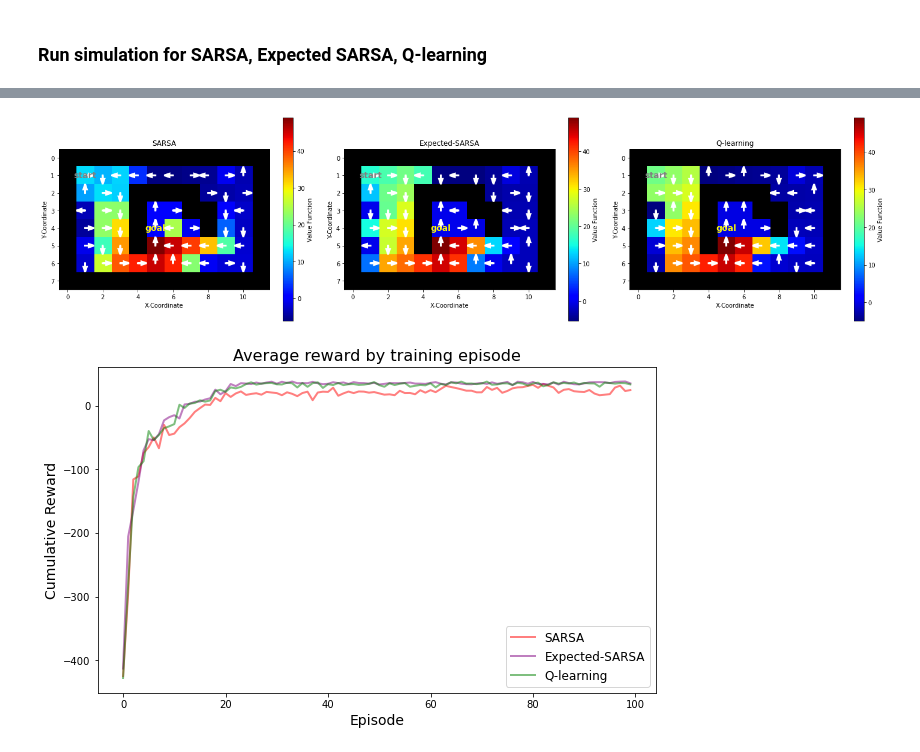
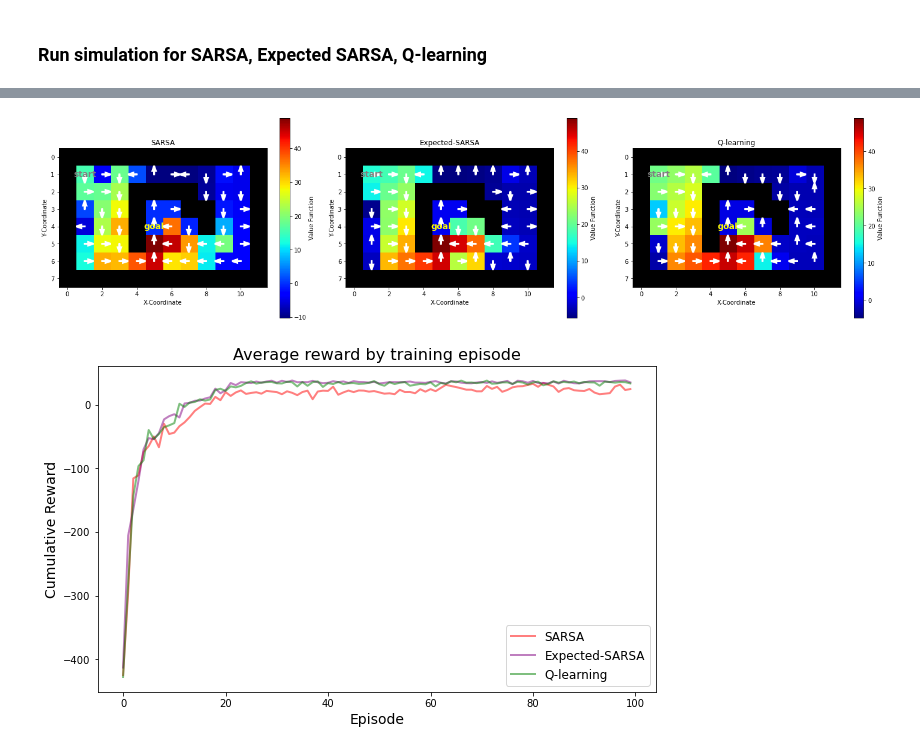
Before and after one commit to wijayajessica/AI_project, a Jupyter notebook: Evaluate Algorithm.ipynb, the cells around one changed output, grey strips where cells are left out. Cells and saved outputs as stored; diff of their text form; code cells hidden in the pictures.

Commit message:
small update in plotting

```diff
--- a/Evaluate Algorithm.ipynb
+++ b/Evaluate Algorithm.ipynb
@@ -222,13 +222,13 @@ Took 19.6s
 # %%
 # policy for maze
 plt.figure(figsize=(20,5))
 for i, (key, vals) in enumerate(trials_by_algo_and_params.items()):
     plt.subplot(1,3,i+1, title=key)
-    plot_policy(env, vals[-1]['Q']) #plot one of the policy
+    plot_policy(env, vals[1]['Q']) #plot one of the policy
 
 plt.tight_layout()
 # %% [output]
-[figure, old version]
+[figure, new version]
 # %%
 def plot_mean_rewards(trials, lw=2, alpha=0.5, keep=100, **kw):
     rewards = np.array([t['episode_rewards'][:keep] for t in trials])
```
Also changed, not shown: parts of 1 cell of this notebook.
